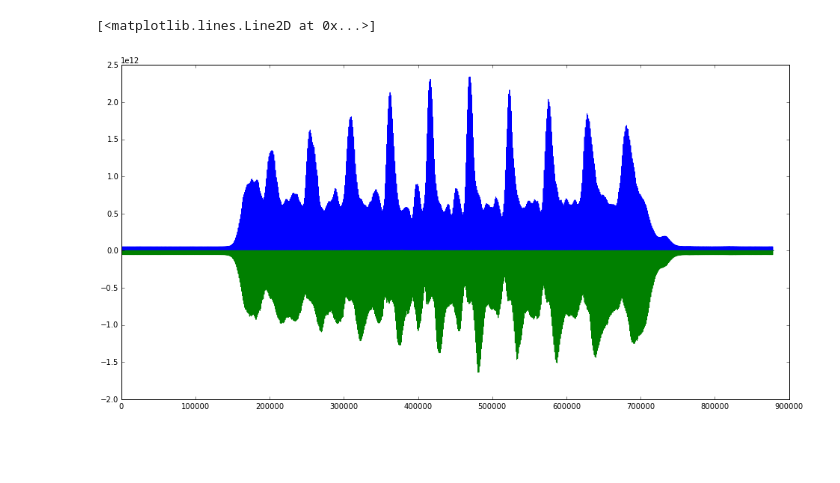
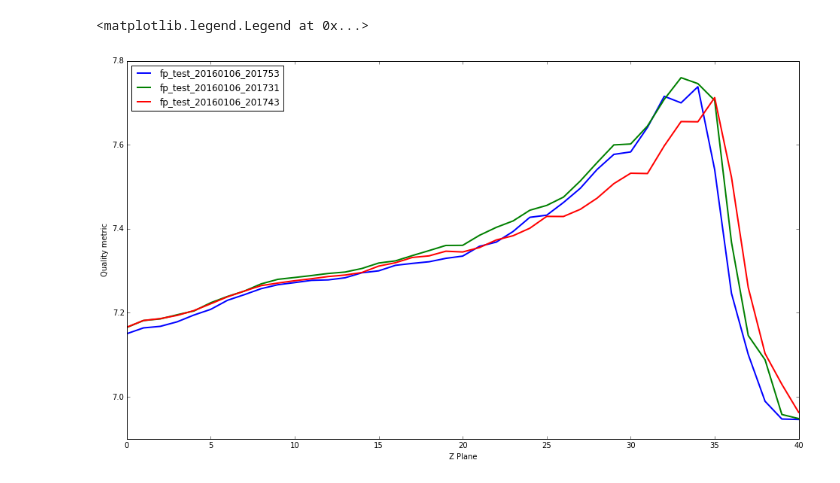
Before and after one commit to d-v-b/scope, a Jupyter notebook: image-quality.ipynb, the cells around one changed output. Drawn from its saved outputs; the diff is of its cells as text; code cells hidden in the pictures; blank space fills up the shorter version.

Commit message:
image-quality now works with the directory structure of zebrascope outputs

```diff
--- a/image-quality.ipynb
+++ b/image-quality.ipynb
@@ -39,10 +11,26 @@ plt.imshow(colIm[400:600,400:600,:])
-# %%
-plt.figure(figsize=(16,8))
-plt.plot(dct(ims[0]).ravel()**2)
-plt.plot(-dct(ims[1]).ravel()**2)
-# %% [output]
-[<matplotlib.lines.Line2D at 0x...>]
-[figure, removed]
 # %%
 def imQual(im):
     return entropy(dct(im).ravel()**2)
+
+def volQual(vol):
+    return np.array([imQual(z) for z in vol])
+# %%
+homeDir = '/tier2/ahrens/davis/scratch/imqual/20160106/'
+# %%
+im_paths = glob(homeDir + '*/TM*/TM*.tif')
+ims = np.array([tif.imread(path) for path in im_paths])
+# %%
+quals = np.zeros([len(im_paths), ims.shape[1]])
+
+for ind in range(len(im_paths)):
+    quals[ind] = volQual(ims[ind][:,:,:])
+# %%
+plt.figure(figsize=(16,9))
+for ind,qual in enumerate(quals):
+    plt.plot(qual, linewidth=2, label=im_paths[ind].split(os.path.sep)[-3])
+plt.ylabel('Quality metric')
+plt.xlabel('Z Plane')
+plt.legend(loc=0)
+# %% [output]
+<matplotlib.legend.Legend at 0x...>
+[figure, added]
```
Also changed, not shown: parts of 8 cells of this notebook.
